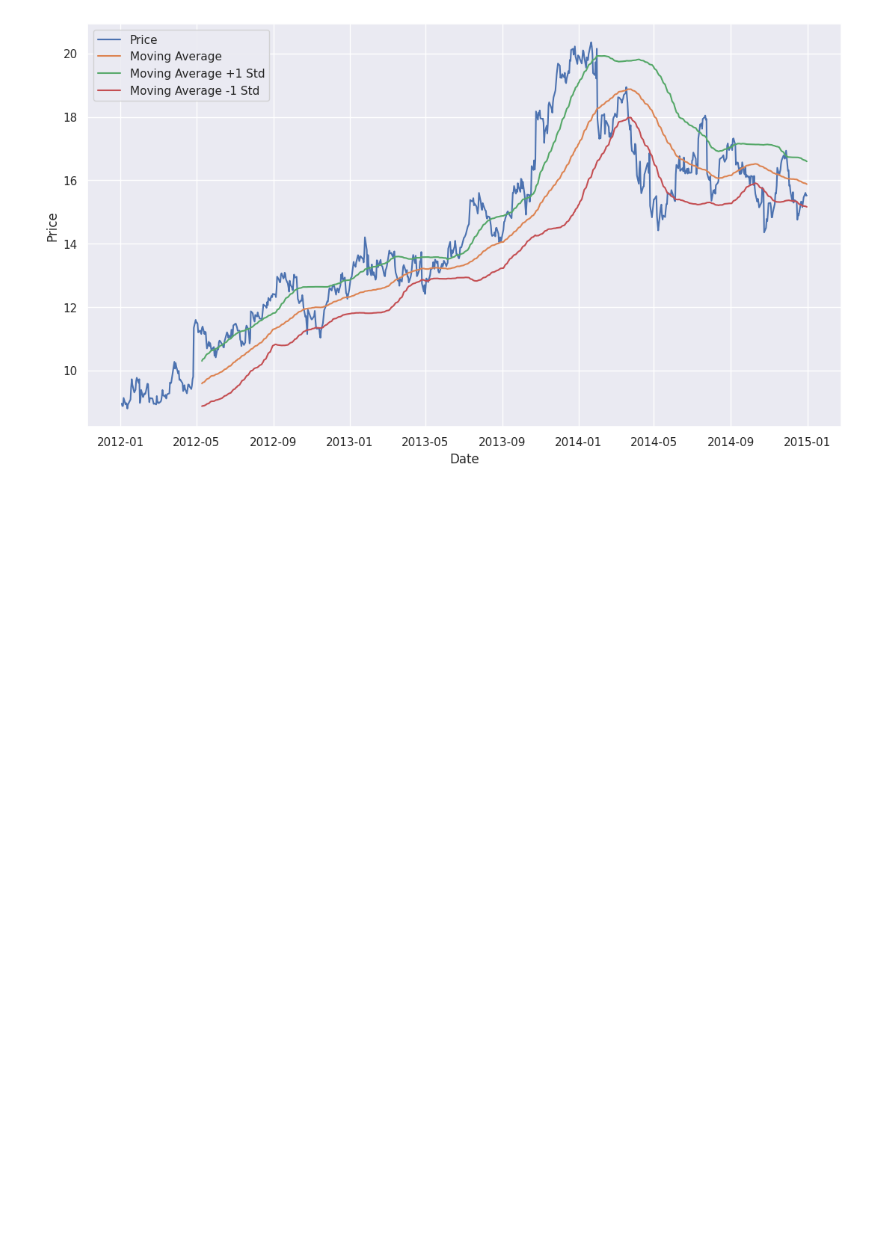
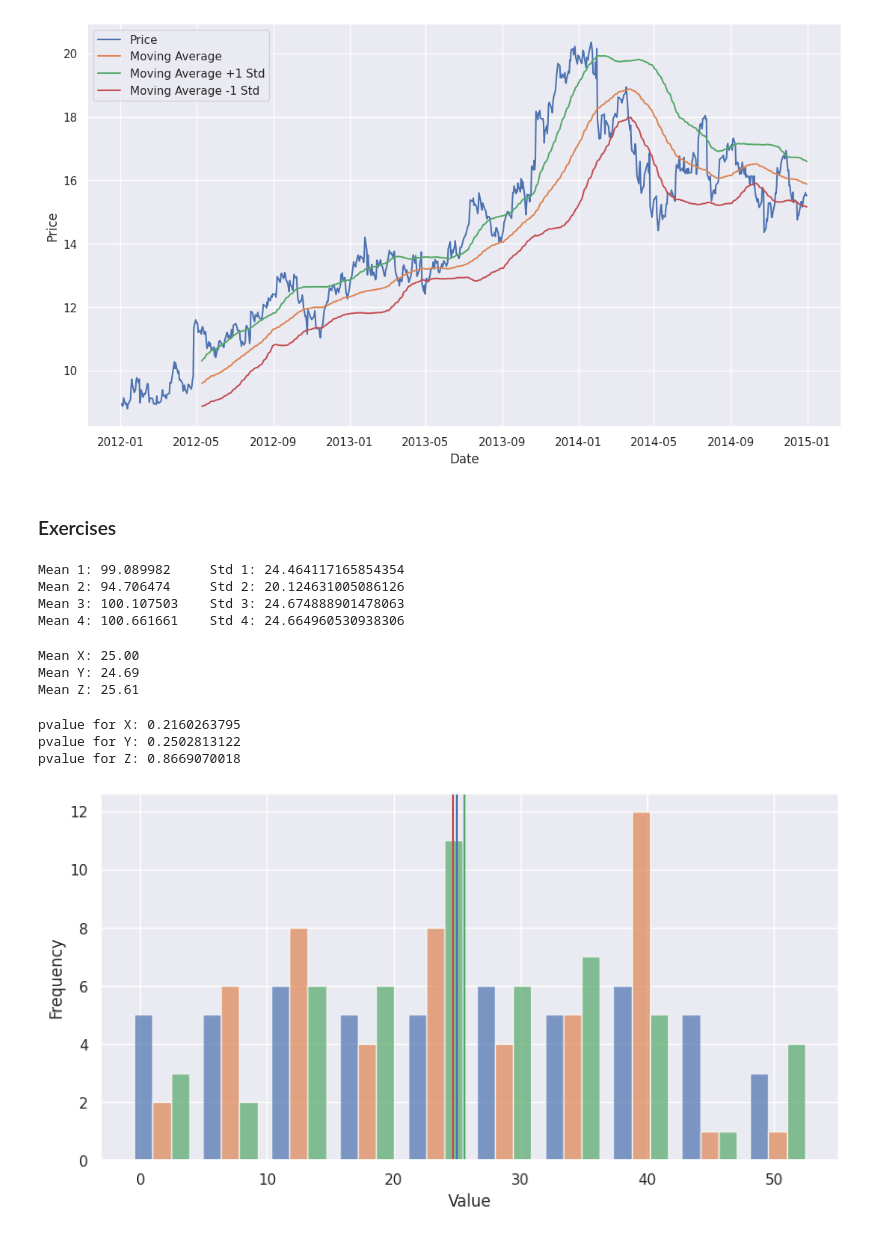
Before and after one commit to JBobbyy/quant-start, a Jupyter notebook: 8-instability_of_estimates.ipynb, the cells around one changed output. Cells and saved outputs as stored; diff of their text form; code cells hidden in the pictures; blank space fills up the shorter version.

Commit message:
Added exercises.

```diff
--- a/8-instability_of_estimates.ipynb
+++ b/8-instability_of_estimates.ipynb
@@ -221,3 +221,5 @@ plt.legend(['Price', 'Moving Average', 'Moving Average +1 Std', 'Moving Average
 # %% [output]
 <matplotlib.legend.Legend at 0x...>
 [figure]
+# %% [markdown]
+### Exercises
@@ -223,0 +229,51 @@ plt.legend(['Price', 'Moving Average', 'Moving Average +1 Std', 'Moving Average
+# %%
+POPULATION_MU = 100
+POPULATION_SIGMA = 25
+sample_sizes = [5, 25, 100, 500]
+
+for i in range(len(sample_sizes)):
+    normal_dist = np.random.normal(loc=POPULATION_MU, scale=POPULATION_SIGMA, size=sample_sizes[i])
+    row = 'Mean',(i+1),':', np.mean(normal_dist),'Std',(i+1),':',np.std(normal_dist)
+    print(("{} {}{} {:<10f}    {} {}{} {}").format(*row))
+# %% [output]
+Mean 1: 99.089982     Std 1: 24.464117165854354
+Mean 2: 94.706474     Std 2: 20.124631005086126
+Mean 3: 100.107503    Std 3: 24.674888901478063
+Mean 4: 100.661661    Std 4: 24.664960530938306
+# %%
+X = [ 31.,   6.,  21.,  32.,  41.,   4.,  48.,  38.,  43.,  36.,  50., 20.,  46.,  33.,   8.,  27.,  17.,  44.,  16.,  39.,   3.,  37.,
+        35.,  13.,  49.,   2.,  18.,  42.,  22.,  25.,  15.,  24.,  11., 19.,   5.,  40.,  12.,  10.,   1.,  45.,  26.,  29.,   7.,  30.,
+        14.,  23.,  28.,   0.,  34.,   9.,  47.]
+Y = [ 15.,  41.,  33.,  29.,   3.,  28.,  28.,   8.,  15.,  22.,  39., 38.,  22.,  10.,  39.,  40.,  24.,  15.,  21.,  25.,  17.,  33.,
+        40.,  32.,  42.,   5.,  39.,   8.,  15.,  25.,  37.,  33.,  14., 25.,   1.,  31.,  45.,   5.,   6.,  19.,  13.,  39.,  18.,  49.,
+        13.,  38.,   8.,  25.,  32.,  40.,  17.]
+Z = [ 38.,  23.,  16.,  35.,  48.,  18.,  48.,  38.,  24.,  27.,  24., 35.,  37.,  28.,  11.,  12.,  31.,  -1.,   9.,  19.,  20.,   0.,
+        23.,  33.,  34.,  24.,  14.,  28.,  12.,  25.,  53.,  19.,  42., 21.,  15.,  36.,  47.,  20.,  26.,  41.,  33.,  50.,  26.,  22.,
+        -1.,  35.,  10.,  25.,  23.,  24.,   6.]
+
+print("Mean X: %.2f" % np.mean(X))
+print("Mean Y: %.2f" % np.mean(Y))
+print("Mean Z: %.2f" % np.mean(Z))
+# %% [output]
+Mean X: 25.00
+Mean Y: 24.69
+Mean Z: 25.61
+# %%
+print("pvalue for X: %.10f" % jarque_bera(X)[1])
+print("pvalue for Y: %.10f" % jarque_bera(Y)[1])
+print("pvalue for Z: %.10f" % jarque_bera(Z)[1])
+# %% [output]
+pvalue for X: 0.2160263795
+pvalue for Y: 0.2502813122
+pvalue for Z: 0.8669070018
+# %%
+# Create an histogram of the sample distributions X, Y, and Z.
+plt.figure(figsize=[10, 5])
+plt.hist([X, Y, Z], histtype='bar', stacked=False, alpha=0.7);
+plt.axvline(np.mean(X));
+plt.axvline(np.mean(Y), c='r');
+plt.axvline(np.mean(Z), c='g');
+plt.ylabel('Frequency')
+plt.xlabel('Value');
+# %% [output]
+[figure, added]
```
Also changed, not shown: parts of 12 cells of this notebook.
